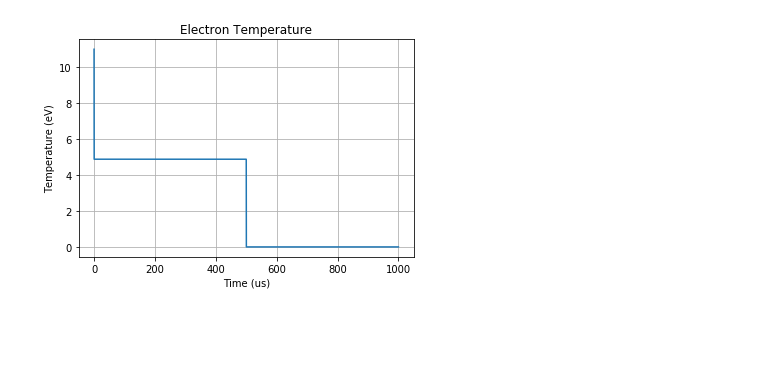
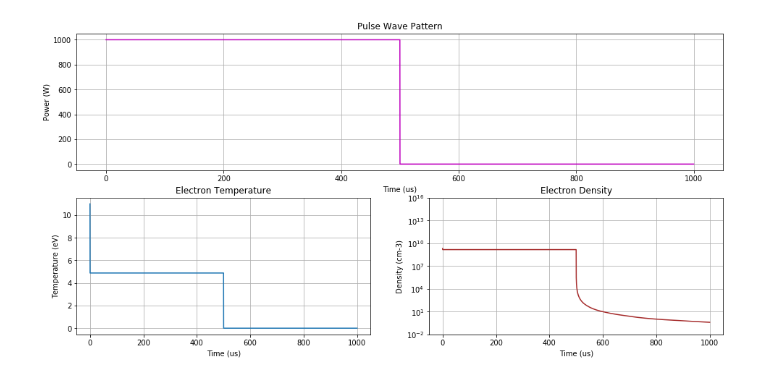
Before and after one commit to GUNU-GO/Graduation_Paper, a Jupyter notebook: Global Model (Negative).ipynb, the cells around one changed output. Saved outputs shown, nothing was run; the diff lists cells and outputs as text; code cells hidden in the pictures; blank space fills up the shorter version.

```diff
--- a/Global Model (Negative).ipynb
+++ b/Global Model (Negative).ipynb
@@ -166,13 +154,34 @@ H2p = ans1[:,3]
 H3p = ans1[:,4]
 ne = Hp + H2p + H3p
 H2 = ng-(0.5*(H+Hp)+H2p+1.5*H3p)
-# %%
-plt.plot(t,T)
-plt.xlabel('Time (us)')
-plt.ylabel('Temperature (eV)')
-plt.title('Electron Temperature')
-plt.grid(True)
-plt.show()
-# %% [output]
-[figure, removed]
+# %%
+plt.figure(figsize=(16,16))
+Power_list = []
+for i in t:
+    Power_list.append(Power_rectangular(i)/6.241509e18)
+plt.subplot(411)
+plt.plot(t,Power_list,'m')
+plt.title('Pulse Wave Pattern')
+plt.xlabel('Time (us)')
+plt.ylabel('Power (W)')
+plt.grid(True)
+
+plt.subplot(423)
+plt.plot(t,T)
+plt.xlabel('Time (us)')
+plt.ylabel('Temperature (eV)')
+plt.title('Electron Temperature')
+plt.grid(True)
+
+plt.subplot(424)
+plt.plot(t,ne,'brown')
+plt.yscale('log')
+plt.xlabel('Time (us)')
+plt.ylabel('Density (cm-3)')
+plt.ylim(1e-2,1e16)
+plt.title('Electron Density')
+plt.grid(True)
+plt.show()
+# %% [output]
+[figure, added]
 # %%
```
Also changed, not shown: parts of 3 cells of this notebook, 1 other file.
